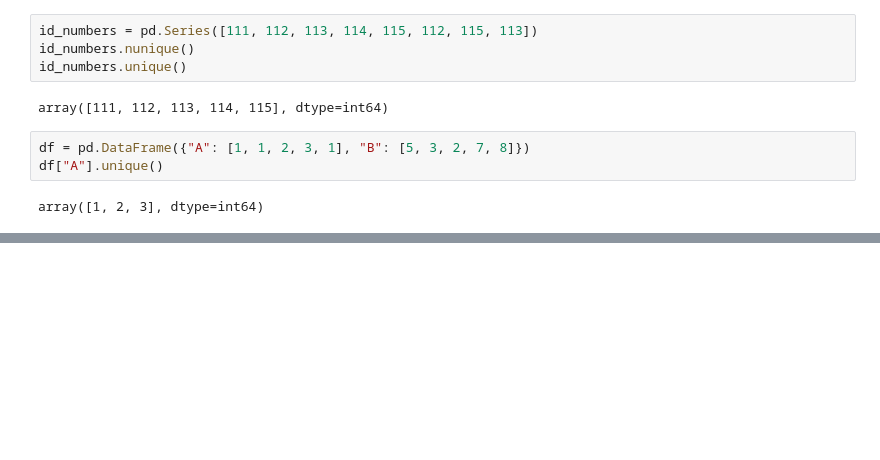
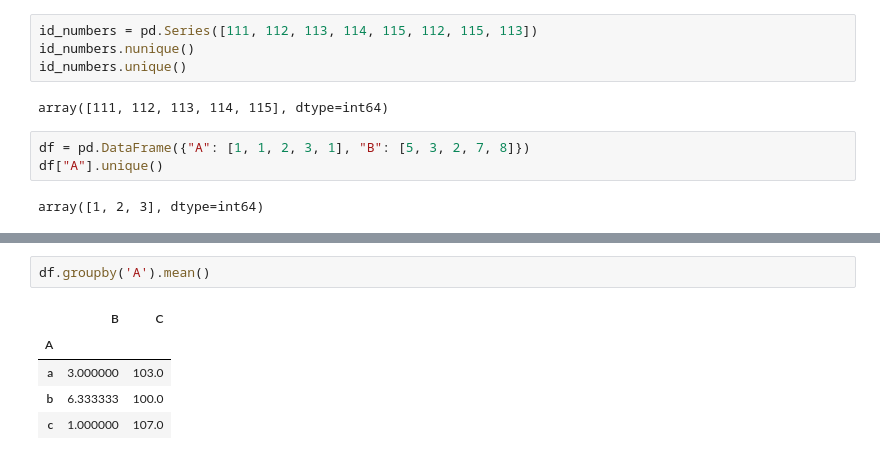
Before and after one commit to antonioIannotta/python-tutorial, a Jupyter notebook: pandas/Pandas.ipynb, the cells around one changed output, grey strips where cells are left out. Drawn from its saved outputs; the diff is of its cells as text; blank space fills up the shorter version.

```diff
--- a/pandas/Pandas.ipynb
+++ b/pandas/Pandas.ipynb
@@ -269,0 +313,8 @@ array([1, 2, 3], dtype=int64)
+# %%
+df.groupby('A').mean()
+# %% [output]
+|  | B | C |
+| A |  |  |
+| a | 3.000000 | 103.0 |
+| b | 6.333333 | 100.0 |
+| c | 1.000000 | 107.0 |
```
Also changed, not shown: parts of 12 cells of this notebook.
